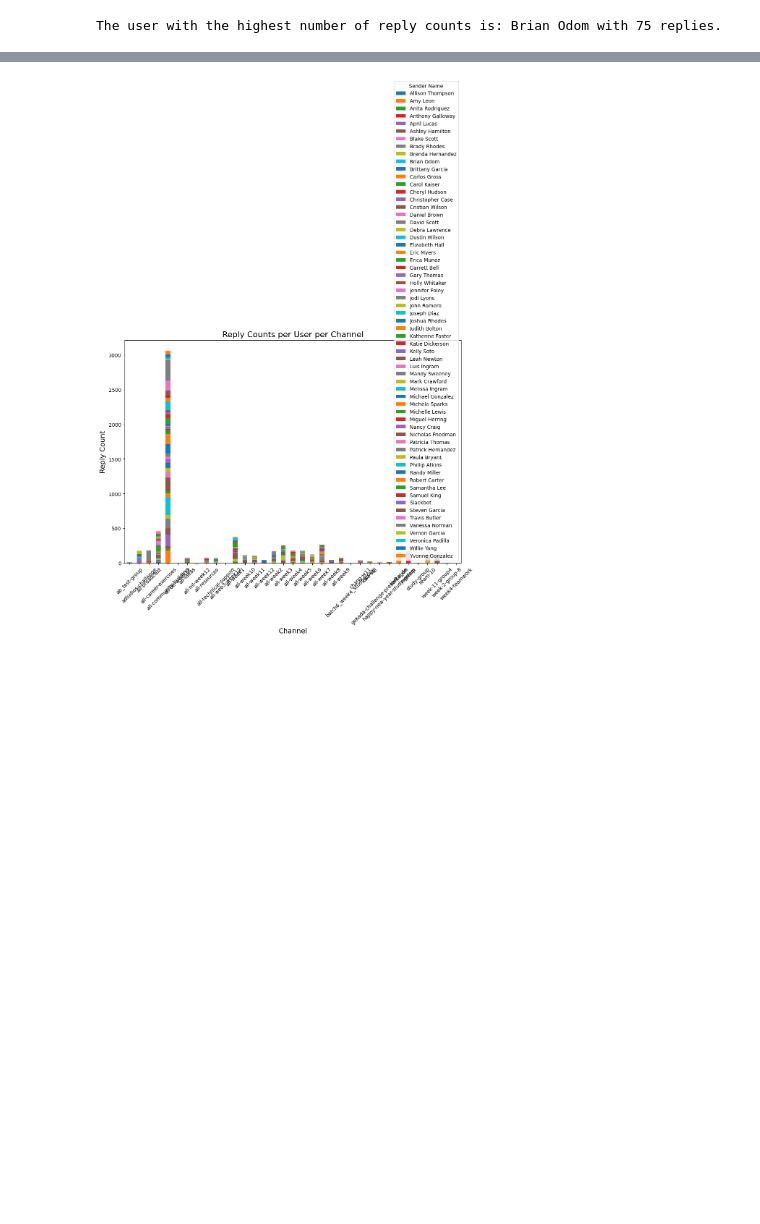
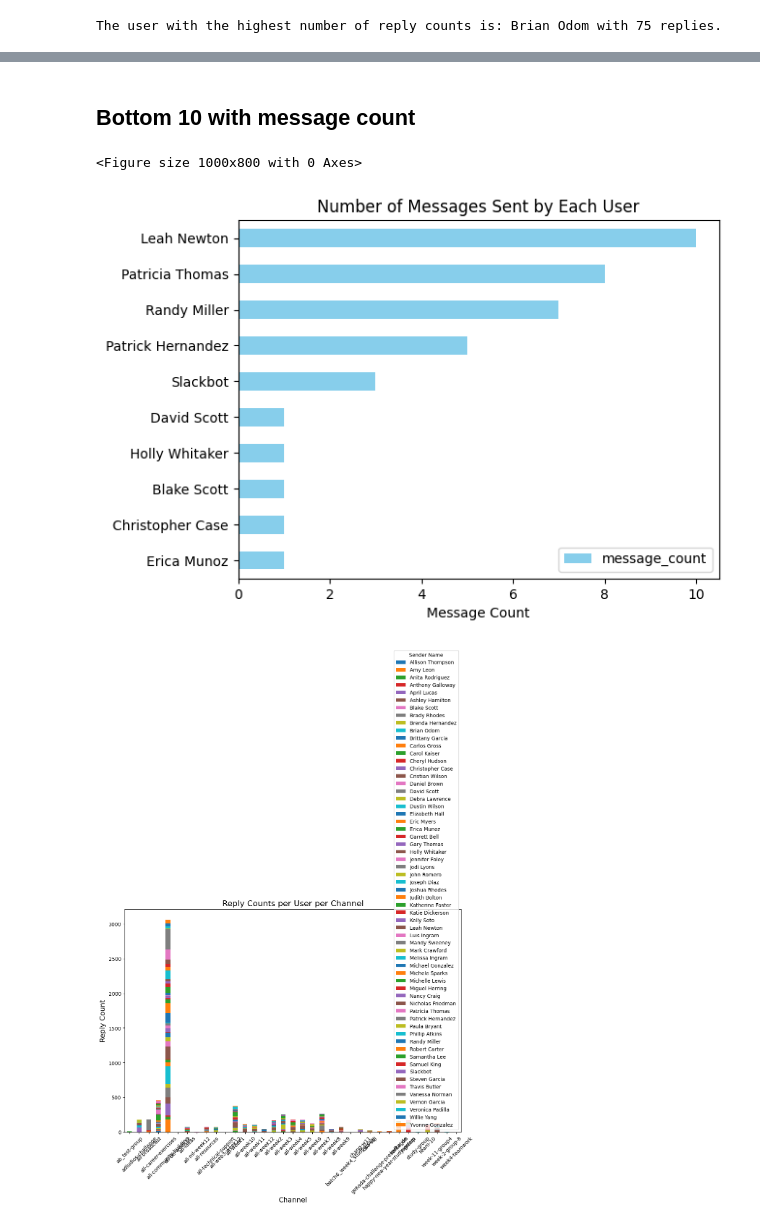
Before and after one commit to biniyam69/tenx-tasks, a Jupyter notebook: notebooks/parse_slack_data.ipynb, the cells around one changed output, grey strips where cells are left out. Drawn from its saved outputs; the diff is of its cells as text; code cells hidden in the pictures; blank space fills up the shorter version.

```diff
--- a/notebooks/parse_slack_data.ipynb
+++ b/notebooks/parse_slack_data.ipynb
@@ -283,3 +319,23 @@ The user with the highest number of reply counts is: Brian Odom with 75 replies.
+# %% [markdown]
+## Bottom 10 with message count
+# %%
+# User with the most messages
+user_message_counts = parsed_data['sender_name'].value_counts()
+
+top_10_users = user_message_counts.tail(10)
+
+user_message_counts_df = pd.DataFrame({'message_count': top_10_users.values}, index=top_10_users.index)\
+
+
+# Plotting the horizontal bar plot
+plt.figure(figsize=(10, 8))
+user_message_counts_df.sort_values('message_count', ascending=True).plot(kind='barh', color='skyblue')
+plt.xlabel('Message Count')
+plt.title('Number of Messages Sent by Each User')
+plt.show()
+# %% [output]
+<Figure size 1000x800 with 0 Axes>
+[figure, added]
 # %%
 # Visualize reply counts per user per channel
 draw_user_reaction(parsed_data)
```
Also changed, not shown: parts of 3 cells of this notebook.
